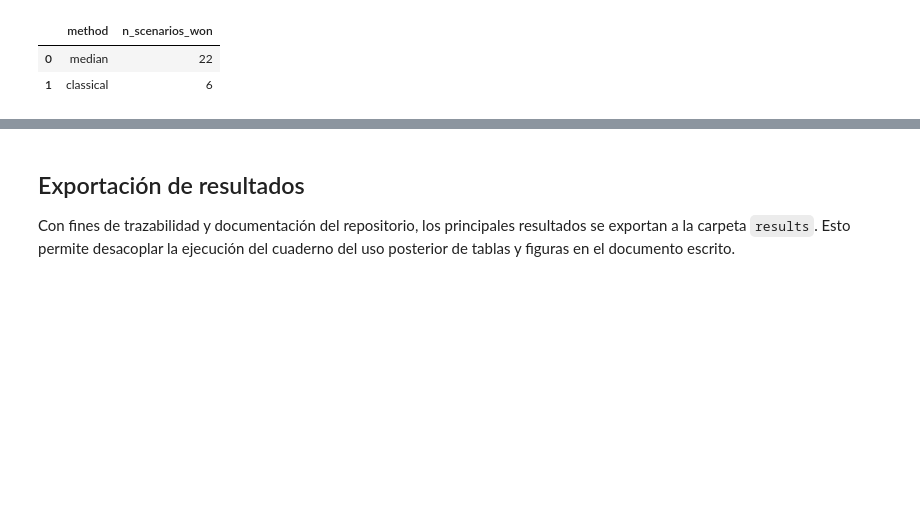
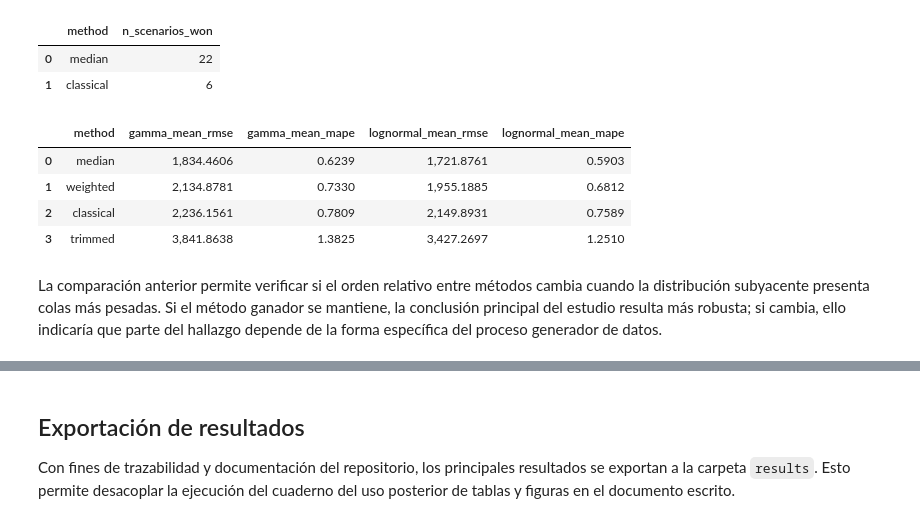
Before and after one commit to nataliazarate1/Proyecto-IBNR-R, a Jupyter notebook: notebooks/ibnr_chain_ladder_robusto.ipynb, the cells around one changed output, grey strips where cells are left out. Cells and saved outputs as stored; diff of their text form; code cells hidden in the pictures; blank space fills up the shorter version.

```diff
--- a/notebooks/ibnr_chain_ladder_robusto.ipynb
+++ b/notebooks/ibnr_chain_ladder_robusto.ipynb
@@ -564,3 +779,25 @@ Dominancia por escenarios bajo Lognormal:
 |  | method | n_scenarios_won |
 | 0 | median | 22 |
 | 1 | classical | 6 |
+# %%
+gamma_vs_lognormal = (
+    global_summary.loc[:, ["method", "mean_rmse", "mean_mape"]]
+    .rename(columns={"mean_rmse": "gamma_mean_rmse", "mean_mape": "gamma_mean_mape"})
+    .merge(
+        global_summary_lognormal.loc[:, ["method", "mean_rmse", "mean_mape"]]
+        .rename(columns={"mean_rmse": "lognormal_mean_rmse", "mean_mape": "lognormal_mean_mape"}),
+        on="method",
+        how="inner",
+    )
+    .sort_values("gamma_mean_rmse")
+    .reset_index(drop=True)
+)
+gamma_vs_lognormal
+# %% [output]
+|  | method | gamma_mean_rmse | gamma_mean_mape | lognormal_mean_rmse | lognormal_mean_mape |
+| 0 | median | 1,834.4606 | 0.6239 | 1,721.8761 | 0.5903 |
+| 1 | weighted | 2,134.8781 | 0.7330 | 1,955.1885 | 0.6812 |
+| 2 | classical | 2,236.1561 | 0.7809 | 2,149.8931 | 0.7589 |
+| 3 | trimmed | 3,841.8638 | 1.3825 | 3,427.2697 | 1.2510 |
+# %% [markdown]
+La comparación anterior permite verificar si el orden relativo entre métodos cambia cuando la distribución subyacente presenta colas más pesadas. Si el método ganador se mantiene, la conclusión principal del estudio resulta más robusta; si cambia, ello indicaría que parte del hallazgo depende de la forma específica del proceso generador de datos.
```
Also changed, not shown: parts of 17 cells of this notebook, 1 other file.
